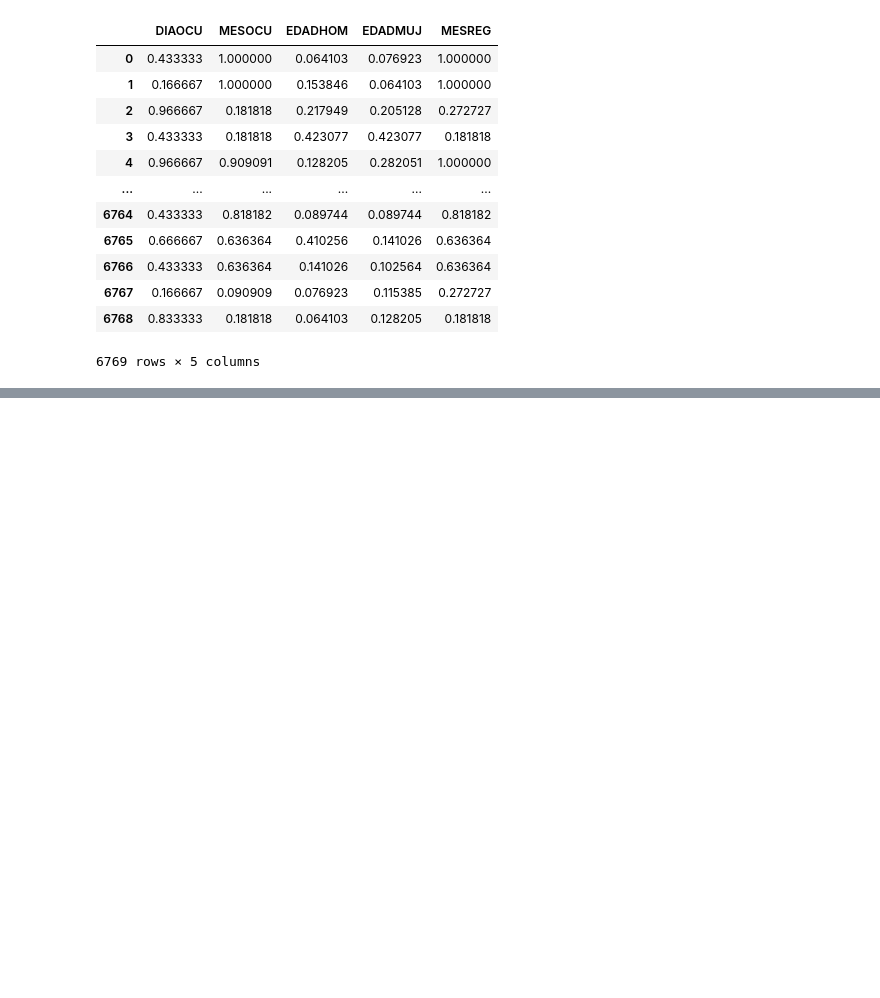
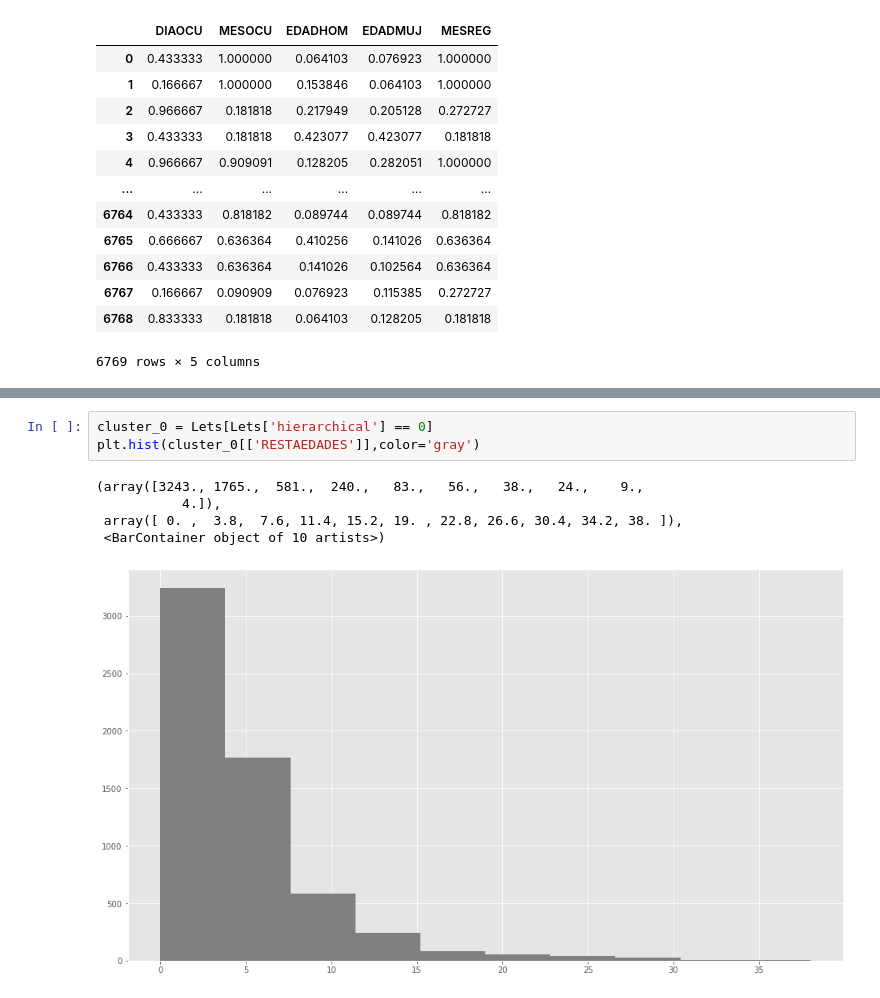
Before and after one commit to Diego223/ProyectoMiningData, a Jupyter notebook: PROYECTO1DM.ipynb, the cells around one changed output, grey strips where cells are left out. Saved outputs shown, nothing was run; the diff lists cells and outputs as text; blank space fills up the shorter version.

```diff
--- a/PROYECTO1DM.ipynb
+++ b/PROYECTO1DM.ipynb
@@ -576,0 +722,9 @@ TypeError: '(array([ True,  True,  True, ...,  True,  True,  True]), 0)' is an i
+# %%
+cluster_0 = Lets[Lets['hierarchical'] == 0]
+plt.hist(cluster_0[['RESTAEDADES']],color='gray')
+# %% [output]
+(array([3243., 1765.,  581.,  240.,   83.,   56.,   38.,   24.,    9.,
+           4.]),
+ array([ 0. ,  3.8,  7.6, 11.4, 15.2, 19. , 22.8, 26.6, 30.4, 34.2, 38. ]),
+ <BarContainer object of 10 artists>)
+[figure, added]
```
Also changed, not shown: parts of 16 cells of this notebook.
